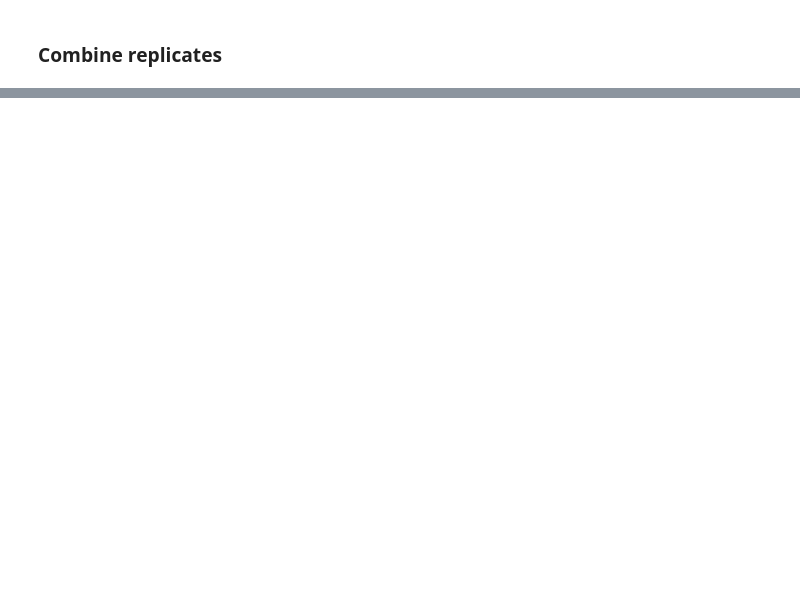
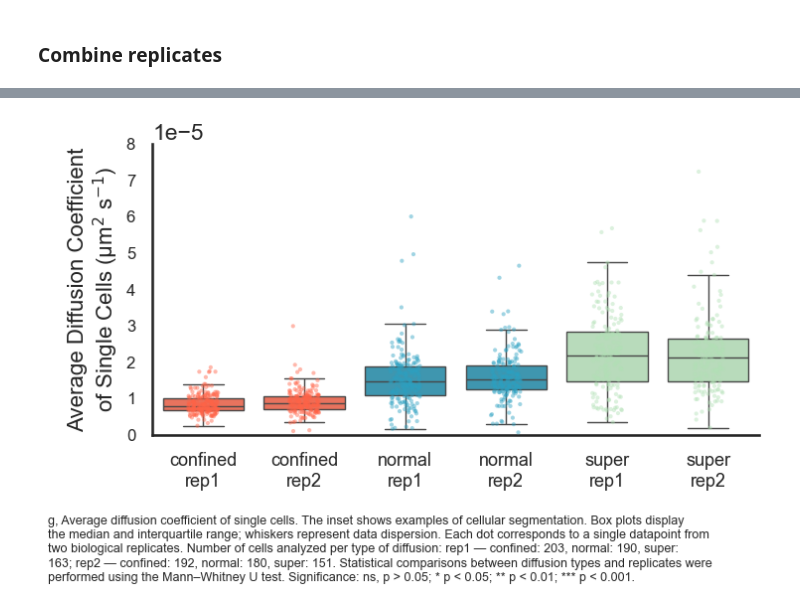
Before and after one commit to XinyuHuRU/RiboBright-project, a Jupyter notebook: single_cell_track_analysis.ipynb, the cells around one changed output, grey strips where cells are left out. Saved outputs shown, nothing was run; the diff lists cells and outputs as text; code cells hidden in the pictures; blank space fills up the shorter version.

```diff
--- a/single_cell_track_analysis.ipynb
+++ b/single_cell_track_analysis.ipynb
@@ -531,0 +616,93 @@ plt.show()
+# %%
+import pandas as pd
+import seaborn as sns
+import matplotlib.pyplot as plt
+import numpy as np
+from pathlib import Path
+
+# ---- order & palette ----
+order = ['confined_rep1','confined_rep2','normal_rep1','normal_rep2','super_rep1','super_rep2']
+colors = {'normal': color_palette[3], 'super': color_palette[1], 'confined': 'tomato'}
+palette_cat = {cat: colors[cat.split('_')[0]] for cat in order}
+
+# ---- adjustable y-axis controls ----
+yscale = 'linear'   # 'linear' or 'log'
+ymin   = 0
+ymax   = 0.00008
+
+# ---- plot ----
+sns.set_theme(context="talk", style="white")
+sns.set_style({"axes.spines.right": False, "axes.spines.top": False})
+
+fig, ax = plt.subplots(figsize=(7.5, 5))
+
+sns.boxplot(
+    data=df, x='type_of_diffusion_rep', y='diffusion_coefficient',
+    order=[c for c in order if c in df['type_of_diffusion_rep'].unique()],
+    palette=palette_cat, linewidth=1, showfliers=False, ax=ax
+)
+
+sns.stripplot(
+    data=df, x='type_of_diffusion_rep', y='diffusion_coefficient',
+    order=[c for c in order if c in df['type_of_diffusion_rep'].unique()],
+    palette=palette_cat, jitter=0.15, alpha=0.45, size=3, linewidth=0, ax=ax
+)
+
+ax.set_xticklabels([t.get_text().replace('_', '\n') for t in ax.get_xticklabels()])
+
+ax.set_yscale(yscale)
+if ymin is not None or ymax is not None:
+    lo = ymin if ymin is not None else ax.get_ylim()[0]
+    hi = ymax if ymax is not None else ax.get_ylim()[1]
+    ax.set_ylim(lo, hi)
+
+ax.set_xlabel('')
+ax.set_ylabel('Average Diffusion Coefficient\nof Single Cells (µm$^2$ s$^{-1}$)', fontsize=16)
+ax.tick_params(axis='x', labelsize=13)
+ax.tick_params(axis='y', labelsize=12)
+sns.despine(ax=ax)
+fig.tight_layout()
+
+from textwrap import fill
+
+# --- compute N per diffusion type per replicate from df ---
+# df must have columns: ['type'] in {'confined','normal','super'} and ['rep'] in {'rep1','rep2'}
+counts = (df.groupby(['rep','type'])
+            .size()
+            .unstack(fill_value=0)
+            .reindex(index=['rep1','rep2'], columns=['confined','normal','super'])
+            .fillna(0)
+            .astype(int))
+
+n_c1, n_n1, n_s1 = counts.loc['rep1', ['confined','normal','super']].tolist()
+n_c2, n_n2, n_s2 = counts.loc['rep2', ['confined','normal','super']].tolist()
+
+# --- build caption text ---
+caption = (
+    "g, Average diffusion coefficient of single cells. The inset shows examples of cellular segmentation. "
+    "Box plots display the median and interquartile range; whiskers represent data dispersion. "
+    "Each dot corresponds to a single datapoint from two biological replicates. "
+    f"Number of cells analyzed per type of diffusion: rep1 — confined: {n_c1}, normal: {n_n1}, super: {n_s1}; "
+    f"rep2 — confined: {n_c2}, normal: {n_n2}, super: {n_s2}. "
+    "Statistical comparisons between diffusion types and replicates were performed using the Mann–Whitney U test. "
+    "Significance: ns, p > 0.05; * p < 0.05; ** p < 0.01; *** p < 0.001."
+)
+
+# --- place caption under plot ---
+wrapped = fill(caption, width=120)
+# make room at bottom for caption
+fig.subplots_adjust(bottom=0.32)  # increase if caption gets clipped
+fig.text(0.01, 0.02, wrapped, ha='left', va='bottom', fontsize=9)
+
+
+# ---- SAVE FIGURES ----
+save_dir = Path("/Volumes/bifchem/Projects Hansen/Lab Members folders/CG/Experiments/CHX_CG1/CHX_CG1_057/replicates_results/single_cell_analysis_revision/")
+save_dir.mkdir(parents=True, exist_ok=True)
+fname = "boxplot_diffusion_by_group"
+
+
+fig.savefig(save_dir / f"{fname}.svg",               bbox_inches="tight", transparent=True)
+print(f"Saved to:\n- {save_dir / (fname + '.svg')}")
+
+plt.show()
+# %% [output]
@@ -532 +711,2 @@ plt.show()
+[figure, added]
 # %%
```
Also changed, not shown: parts of 21 cells of this notebook.
